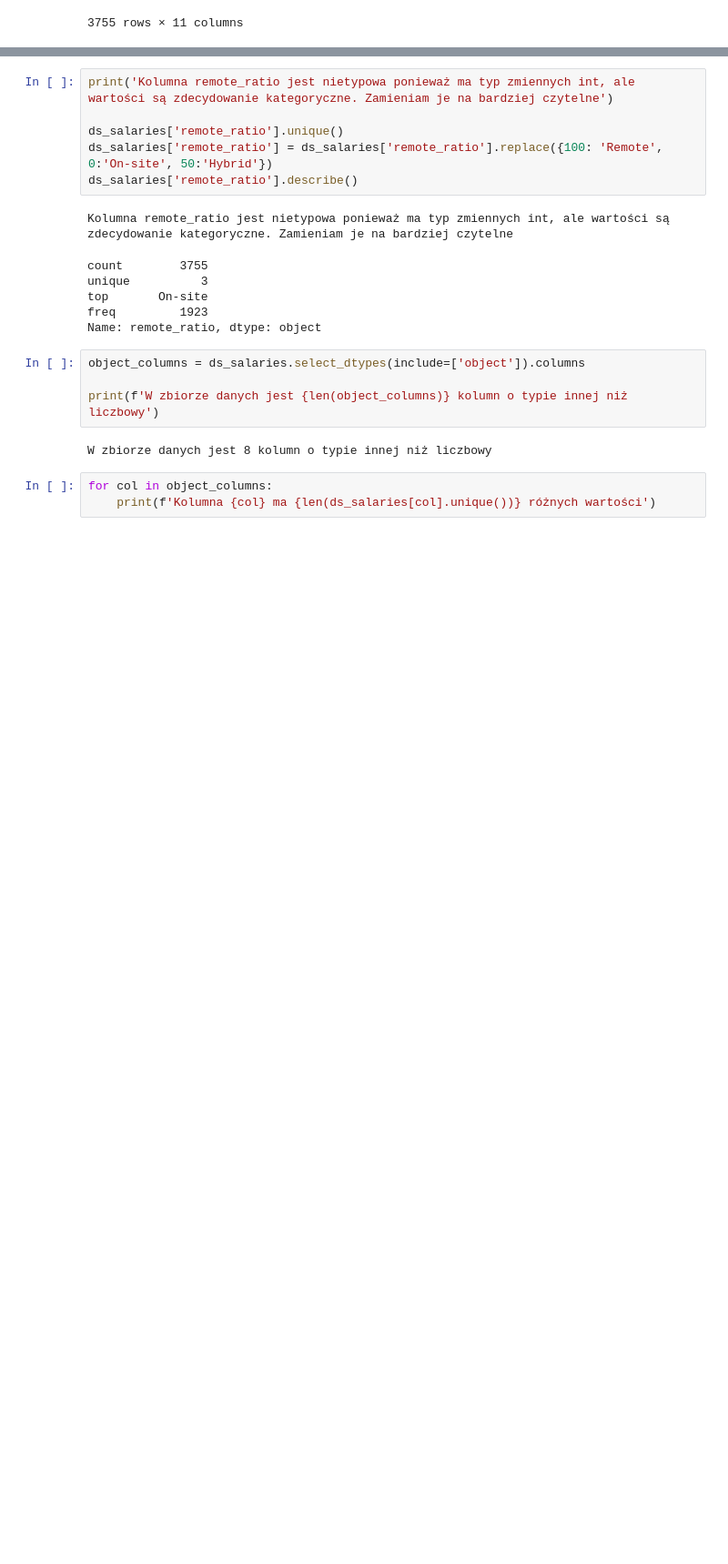
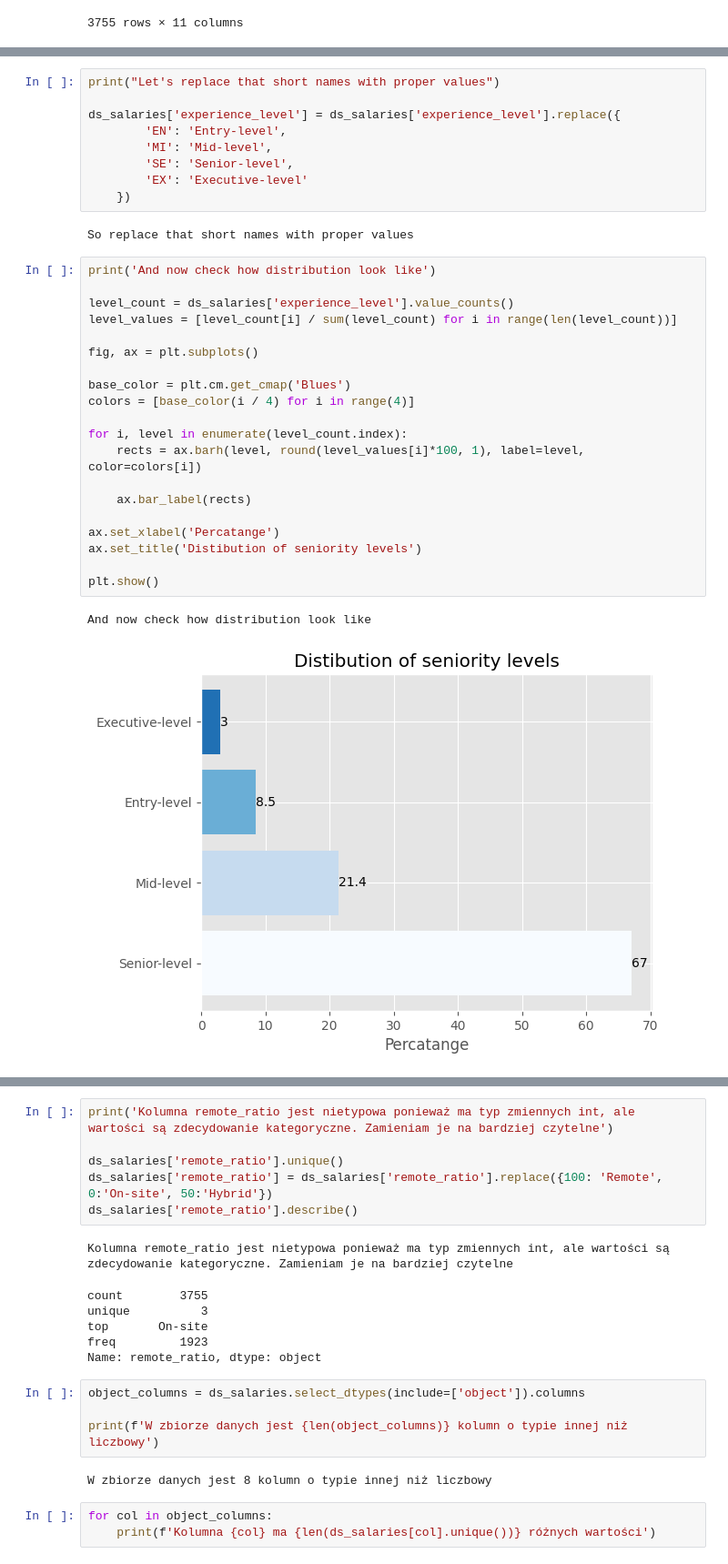
Before and after one commit to ST4N3R/eda_projects, a Jupyter notebook: Data_Science_salaries/main.ipynb, the cells around one changed output, grey strips where cells are left out. Shown at 91% size. Cells and saved outputs as stored; diff of their text form; blank space fills up the shorter version.

```diff
--- a/Data_Science_salaries/main.ipynb
+++ b/Data_Science_salaries/main.ipynb
@@ -49,0 +76,34 @@ memory usage: 322.8+ KB
+# %%
+print("Let's replace that short names with proper values")
+
+ds_salaries['experience_level'] = ds_salaries['experience_level'].replace({
+        'EN': 'Entry-level',
+        'MI': 'Mid-level',
+        'SE': 'Senior-level',
+        'EX': 'Executive-level'
+    })
+# %% [output]
+So replace that short names with proper values
+# %%
+print('And now check how distribution look like')
+
+level_count = ds_salaries['experience_level'].value_counts()
+level_values = [level_count[i] / sum(level_count) for i in range(len(level_count))]
+
+fig, ax = plt.subplots()
+
+base_color = plt.cm.get_cmap('Blues')
+colors = [base_color(i / 4) for i in range(4)]
+
+for i, level in enumerate(level_count.index):
+    rects = ax.barh(level, round(level_values[i]*100, 1), label=level, color=colors[i])
+
+    ax.bar_label(rects)
+
+ax.set_xlabel('Percatange')
+ax.set_title('Distibution of seniority levels')
+
+plt.show()
+# %% [output]
+And now check how distribution look like
+[figure, added]
```
Also changed, not shown: parts of 30 cells of this notebook, 1 other file.
